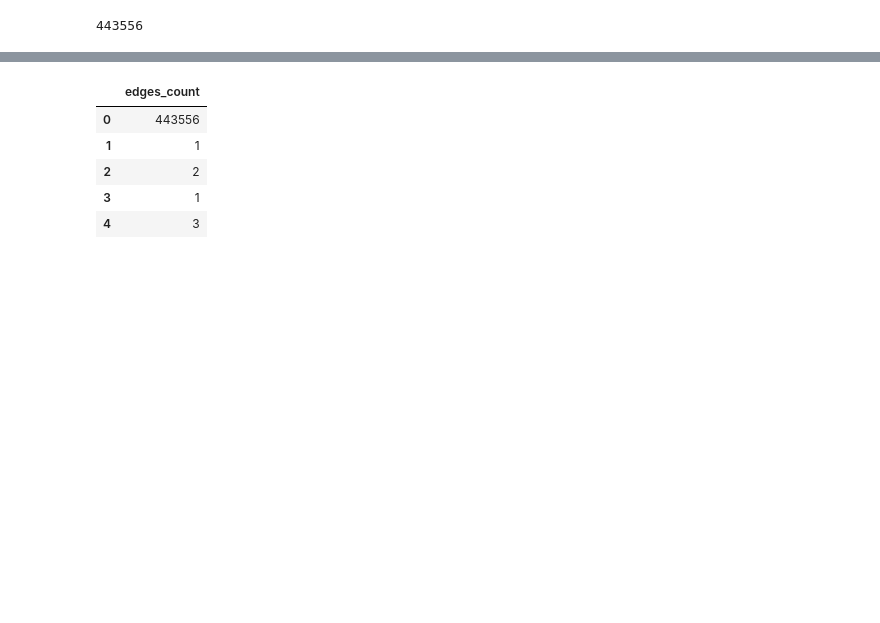
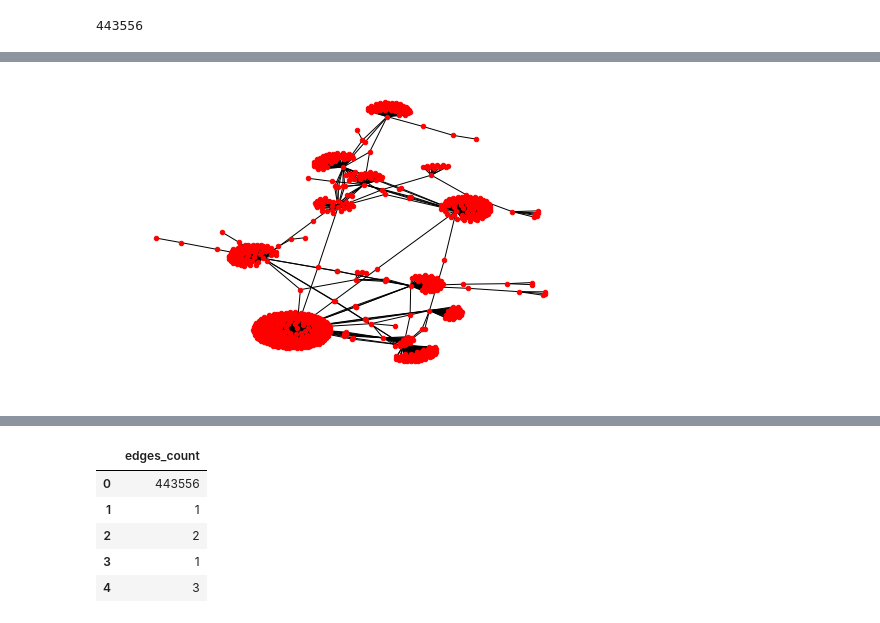
Before and after one commit to Ewen2015/DataScienceNotes, a Jupyter notebook: network/graphicML_dev_0517.ipynb, the cells around one changed output, grey strips where cells are left out. Saved outputs shown, nothing was run; the diff lists cells and outputs as text; code cells hidden in the pictures; blank space fills up the shorter version.

```diff
--- a/network/graphicML_dev_0517.ipynb
+++ b/network/graphicML_dev_0517.ipynb
@@ -63,0 +110,2 @@ graphs[0].number_of_edges()
+# %%
+edge_list = largest.edges()
@@ -63,0 +129,14 @@ graphs[0].number_of_edges()
+# %%
+def foo(node_list_id):
+    sub_egde_list = []
+    for i in [*edge_list.keys()]:
+        if set(i).intersection(node_lists[node_list_id]):
+            sub_egde_list.append(i)
+    sub_graph = nx.Graph()
+    sub_graph.add_edges_from(sub_egde_list)
+    nx.draw_spring(sub_graph, node_size=20)
+    return None
+# %%
+foo(4)
+# %% [output]
+[figure, added]
```
Also changed, not shown: parts of 32 cells of this notebook, 8 other files.
